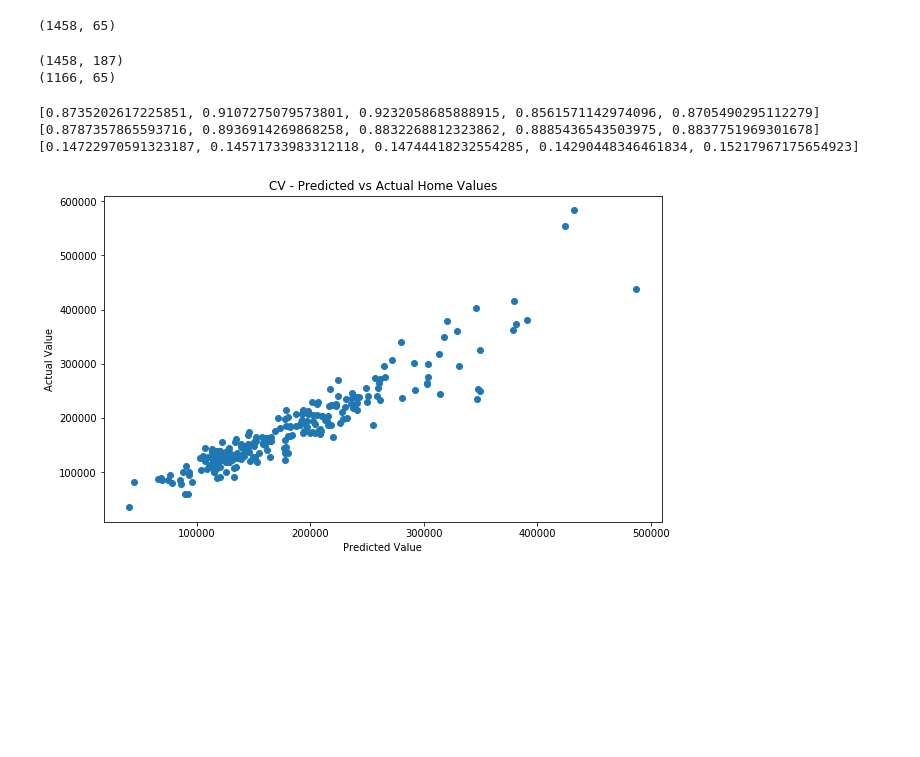
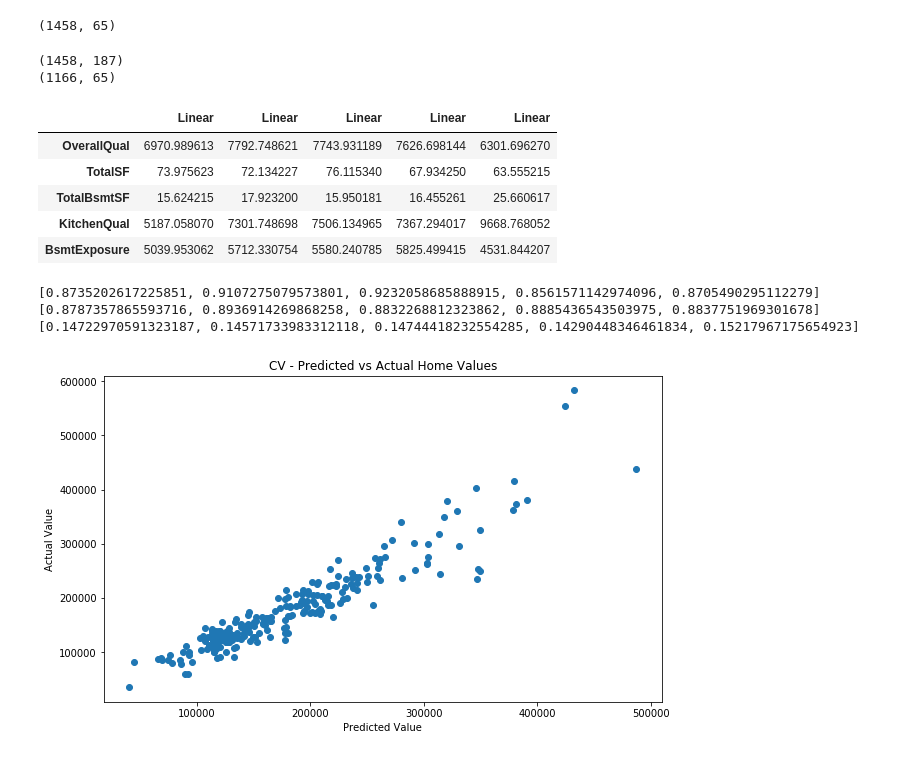
Before and after one commit to cchen17/machine-learning_house-prices, a Jupyter notebook: dave/Ames_Linear_Model_Tests.ipynb, the cells around one changed output. Cells and saved outputs as stored; diff of their text form; code cells hidden in the pictures; blank space fills up the shorter version.

```diff
--- a/dave/Ames_Linear_Model_Tests.ipynb
+++ b/dave/Ames_Linear_Model_Tests.ipynb
@@ -49,6 +49,7 @@ ms_k5 = ms.KFold(n_splits=5, shuffle=True)
 X = AmesDF.drop('SalePrice', axis=1)
 Y = AmesDF['SalePrice']
 
+#Rename the true (20% untouched) test DFs
 testX = AmesDFTest.drop('SalePrice', axis=1)
 testY = AmesDFTest['SalePrice']
 
@@ -62,16 +63,42 @@ PredictList = []
 ActualList = []
 PureTestR2 = []
 RMSLE = []
+CoefsDFLinear = pd.DataFrame()
 
 for train, test in AmesDF5Fold:
+
+    #Run the fit using the train data for each K
     lm.fit(X.iloc[train,], Y[train])
+    #Run your predicion for the "missing" K-part
     p = lm.predict(X.iloc[test,])
+    #Check your schore for the missing K-part
     R2 = lm.score(X.iloc[test,], Y[test])
+    #Run a test on the completely untouched test 20%
     TestR2 = lm.score(testX, testY)
+
+    #Append these scores to the lists above
     R2List.append(R2)
     PureTestR2.append(TestR2)
     PredictList.append(p)
     ActualList.append(Y[test])
+
+    #Make predictions for the completely untouched 20%
     PredictionsTest = lm.predict(testX)
+
+    #Use these predictions to calculate RMSLE for the untouched 20% and append
     RMSLEvalue = np.sqrt(np.mean(np.power(np.log1p(testY)-np.log1p(PredictionsTest), 2)))
     RMSLE.append(RMSLEvalue)
+
+    #Make a DF of predicted coefficients from each of the five runs
+    CoefsDFLinear = pd.concat([CoefsDFLinear, pd.DataFrame({'Linear': pd.Series(lm.coef_)})], axis=1)
+
+CoefsDFLinear.index = list(AmesFeatureDF['CreatedFeatures'])
+# %%
+CoefsDFLinear.head()
+# %% [output]
+|  | Linear | Linear | Linear | Linear | Linear |
+| OverallQual | 6970.989613 | 7792.748621 | 7743.931189 | 7626.698144 | 6301.696270 |
+| TotalSF | 73.975623 | 72.134227 | 76.115340 | 67.934250 | 63.555215 |
+| TotalBsmtSF | 15.624215 | 17.923200 | 15.950181 | 16.455261 | 25.660617 |
+| KitchenQual | 5187.058070 | 7301.748698 | 7506.134965 | 7367.294017 | 9668.768052 |
+| BsmtExposure | 5039.953062 | 5712.330754 | 5580.240785 | 5825.499415 | 4531.844207 |
```
Also changed, not shown: parts of 1 cell of this notebook, 4 other files.
